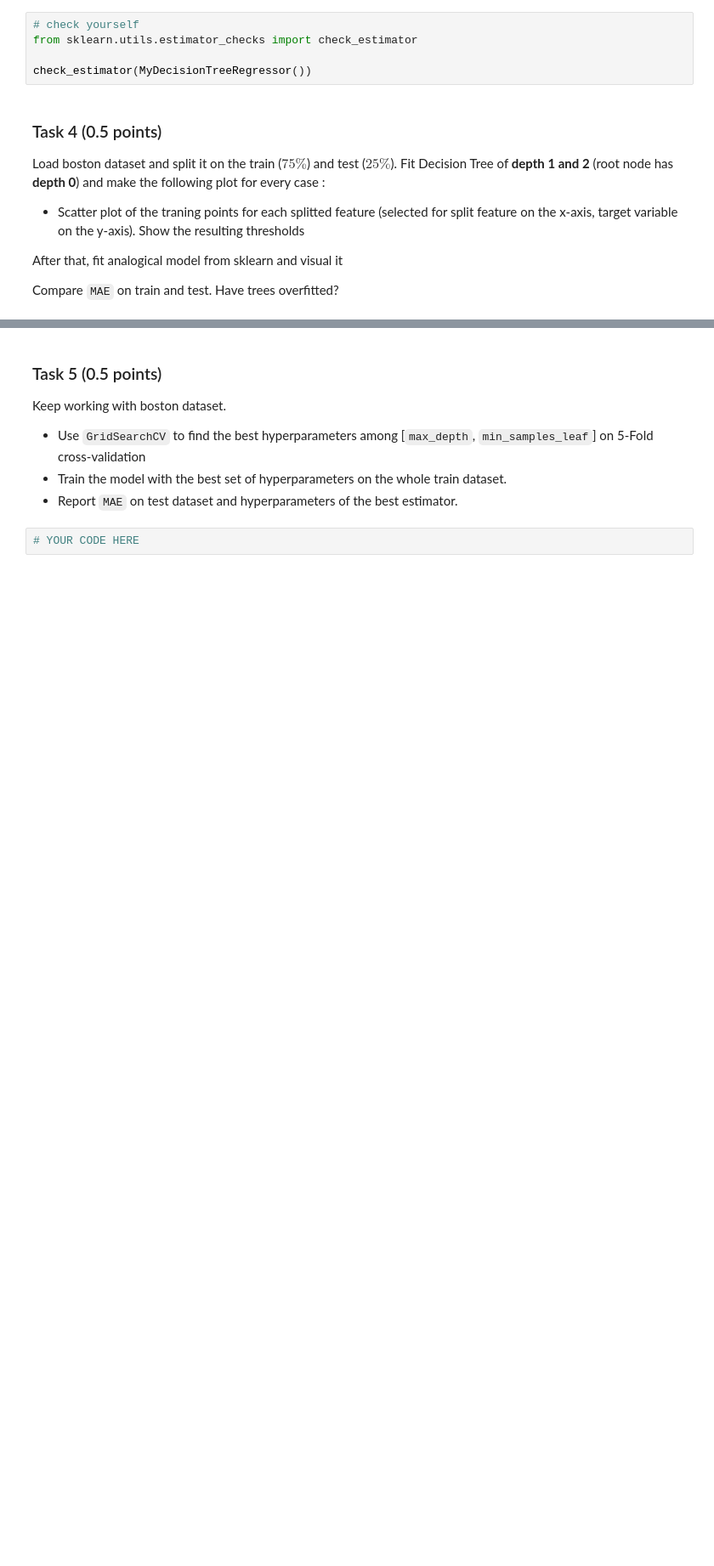
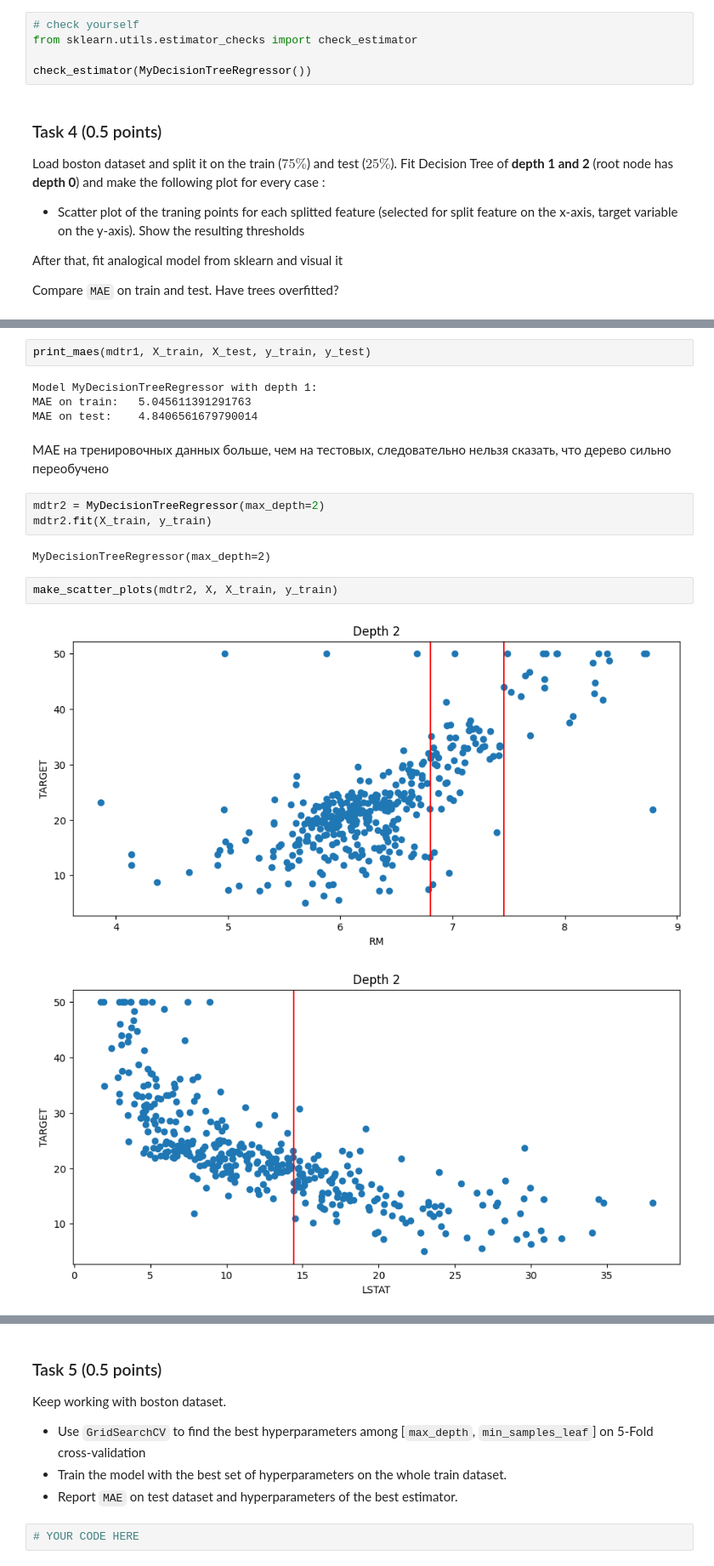
Before and after one commit to qwatro2/hse-mmad, a Jupyter notebook: hw4/Vlasov_NA_222_hw4_2024.ipynb, the cells around one changed output, grey strips where cells are left out. Shown: that part at 85% size. Drawn from its saved outputs; the diff is of its cells as text; blank space fills up the shorter version.

```diff
--- a/hw4/Vlasov_NA_222_hw4_2024.ipynb
+++ b/hw4/Vlasov_NA_222_hw4_2024.ipynb
@@ -407,0 +447,18 @@ df.head()
+# %%
+print_maes(mdtr1, X_train, X_test, y_train, y_test)
+# %% [output]
+Model MyDecisionTreeRegressor with depth 1:
+MAE on train:   5.045611391291763
+MAE on test:    4.8406561679790014
+# %% [markdown]
+MAE на тренировочных данных больше, чем на тестовых, следовательно нельзя сказать, что дерево сильно переобучено
+# %%
+mdtr2 = MyDecisionTreeRegressor(max_depth=2)
+mdtr2.fit(X_train, y_train)
+# %% [output]
+MyDecisionTreeRegressor(max_depth=2)
+# %%
+make_scatter_plots(mdtr2, X, X_train, y_train)
+# %% [output]
+[figure, added]
+[figure, added]
```
Also changed, not shown: parts of 22 cells of this notebook.
